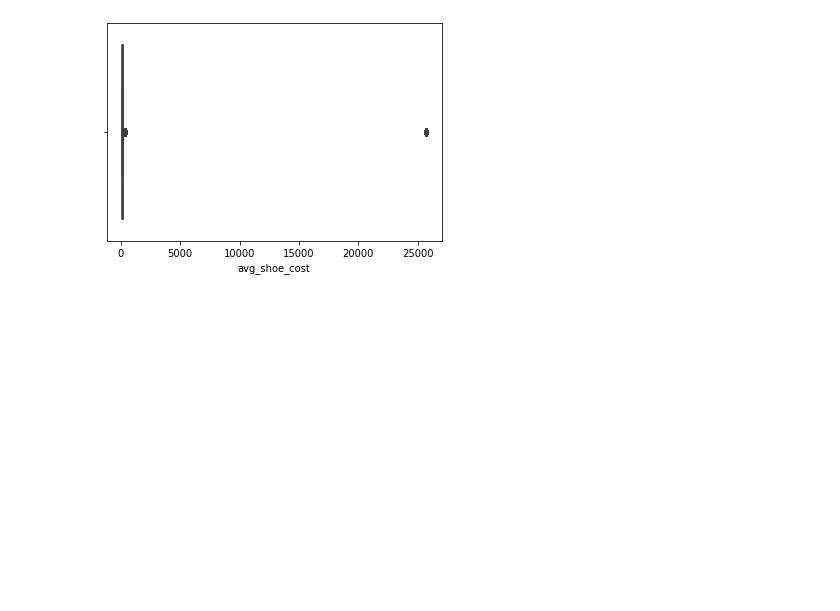
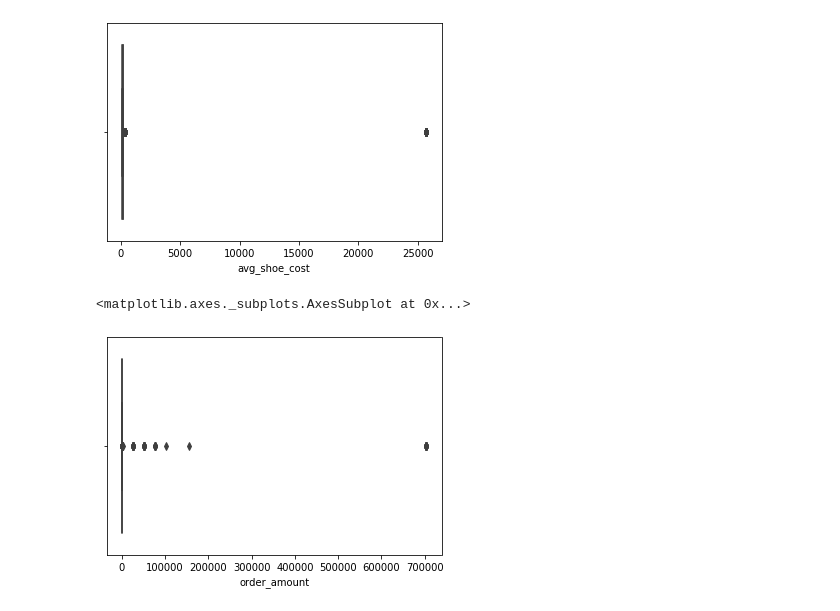
Before and after one commit to mmastin/shopify_challenge, a Jupyter notebook: data_exploration.ipynb, the cells around one changed output. Drawn from its saved outputs; the diff is of its cells as text; code cells hidden in the pictures; blank space fills up the shorter version.

```diff
--- a/data_exploration.ipynb
+++ b/data_exploration.ipynb
@@ -77,3 +111,11 @@ sns.boxplot(x=df['avg_shoe_cost'])
 # %% [output]
 <matplotlib.axes._subplots.AxesSubplot at 0x...>
 [figure]
+# %%
+# There is also a single anomalous outlier for orders of $704,000
+# The similar orders are also strangely always placed at the same exact time
+
+sns.boxplot(x=df['order_amount'])
+# %% [output]
+<matplotlib.axes._subplots.AxesSubplot at 0x...>
+[figure, added]
```
Also changed, not shown: parts of 11 cells of this notebook, 5 other files.
